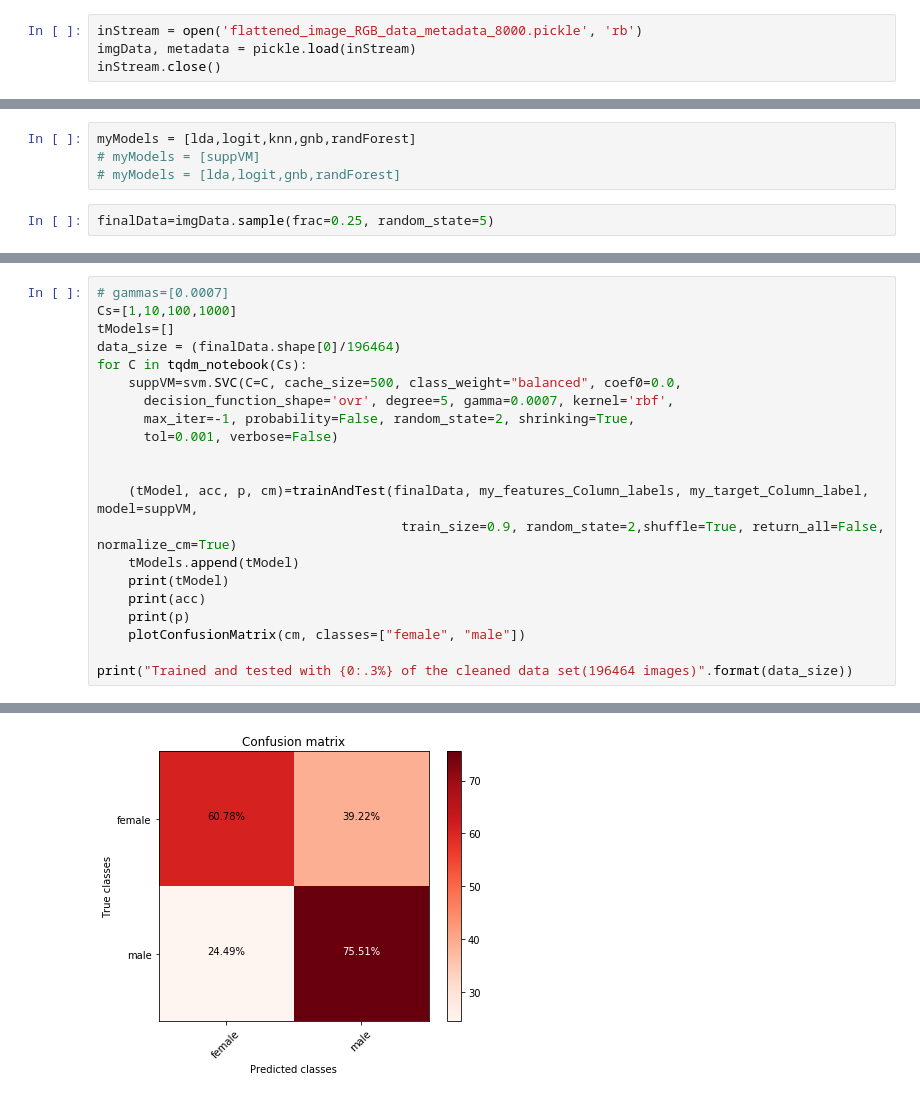
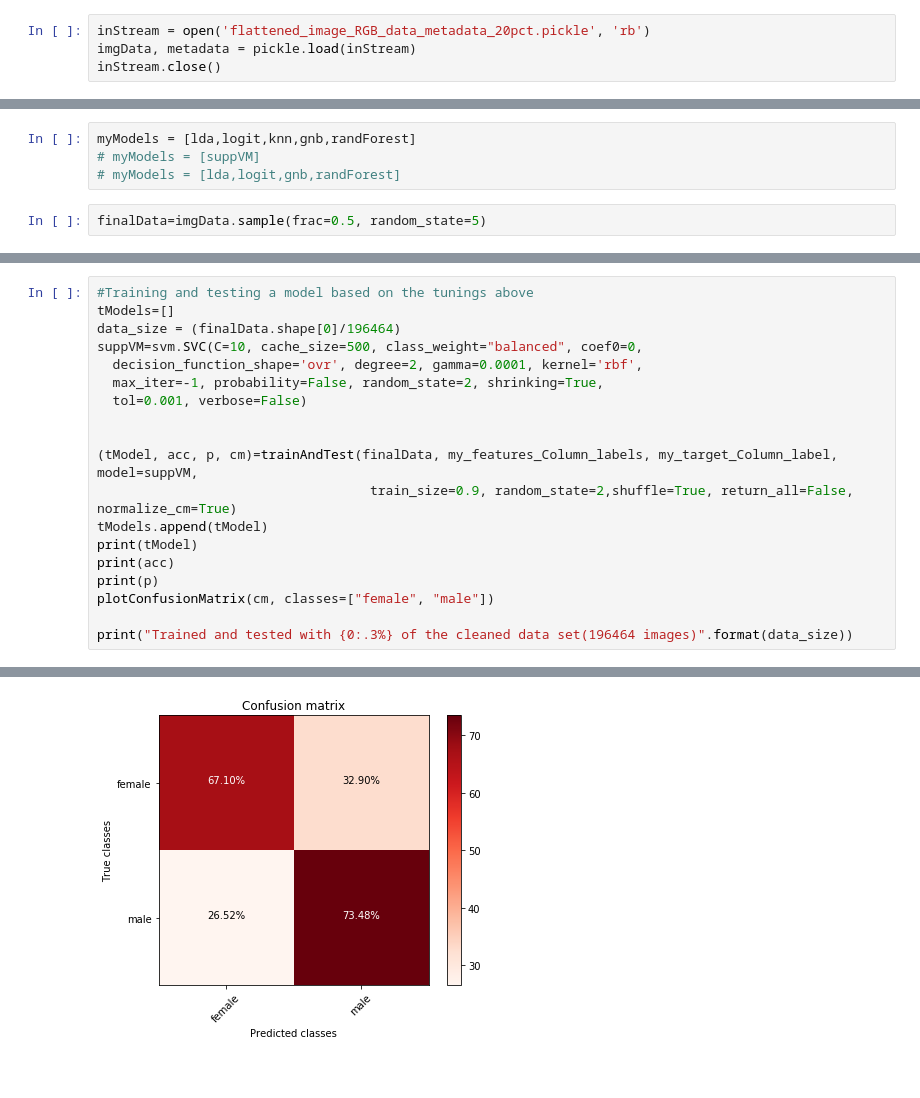
Before and after one commit to airoscar/3ShadesML, a Jupyter notebook: MLClassique/traditional_ML.ipynb, the cells around one changed output, grey strips where cells are left out. Saved outputs shown, nothing was run; the diff lists cells and outputs as text.

```diff
--- a/MLClassique/traditional_ML.ipynb
+++ b/MLClassique/traditional_ML.ipynb
@@ -23,7 +23,7 @@ from tqdm import tqdm_notebook
 # %% [markdown]
 ## Loading Flattened Image Data
 # %%
-inStream = open('flattened_image_RGB_data_metadata_8000.pickle', 'rb')
+inStream = open('flattened_image_RGB_data_metadata_20pct.pickle', 'rb')
 imgData, metadata = pickle.load(inStream)
 inStream.close()
 # %% [markdown]
@@ -195,7 +195,7 @@ myModels = [lda,logit,knn,gnb,randForest]
 # myModels = [suppVM]
 # myModels = [lda,logit,gnb,randForest]
 # %%
-finalData=imgData.sample(frac=0.25, random_state=5)
+finalData=imgData.sample(frac=0.5, random_state=5)
 # %%
 finalData.shape
 # %% [output]
@@ -240,22 +297,20 @@ Trained and tested with 4.072% of the cleaned data set(196464 images)
 # %%
-# gammas=[0.0007]
-Cs=[1,10,100,1000]
+#Training and testing a model based on the tunings above
 tModels=[]
 data_size = (finalData.shape[0]/196464)
-for C in tqdm_notebook(Cs):
-    suppVM=svm.SVC(C=C, cache_size=500, class_weight="balanced", coef0=0.0,
-      decision_function_shape='ovr', degree=5, gamma=0.0007, kernel='rbf',
-      max_iter=-1, probability=False, random_state=2, shrinking=True,
-      tol=0.001, verbose=False)
+suppVM=svm.SVC(C=10, cache_size=500, class_weight="balanced", coef0=0,
+  decision_function_shape='ovr', degree=2, gamma=0.0001, kernel='rbf',
+  max_iter=-1, probability=False, random_state=2, shrinking=True,
+  tol=0.001, verbose=False)
 
 
-    (tModel, acc, p, cm)=trainAndTest(finalData, my_features_Column_labels, my_target_Column_label, model=suppVM,
-                                       train_size=0.9, random_state=2,shuffle=True, return_all=False, normalize_cm=True)
-    tModels.append(tModel)
-    print(tModel)
-    print(acc)
-    print(p)
-    plotConfusionMatrix(cm, classes=["female", "male"])
+(tModel, acc, p, cm)=trainAndTest(finalData, my_features_Column_labels, my_target_Column_label, model=suppVM,
+                                   train_size=0.9, random_state=2,shuffle=True, return_all=False, normalize_cm=True)
+tModels.append(tModel)
+print(tModel)
+print(acc)
+print(p)
+plotConfusionMatrix(cm, classes=["female", "male"])
 
 print("Trained and tested with {0:.3%} of the cleaned data set(196464 images)".format(data_size))
 # %% [output]
@@ -280 +324 @@ Trained and tested with 1.018% of the cleaned data set(196464 images)
-[figure, old version]
+[figure, new version]
```
Also changed, not shown: parts of 7 cells of this notebook, 5 other files.
